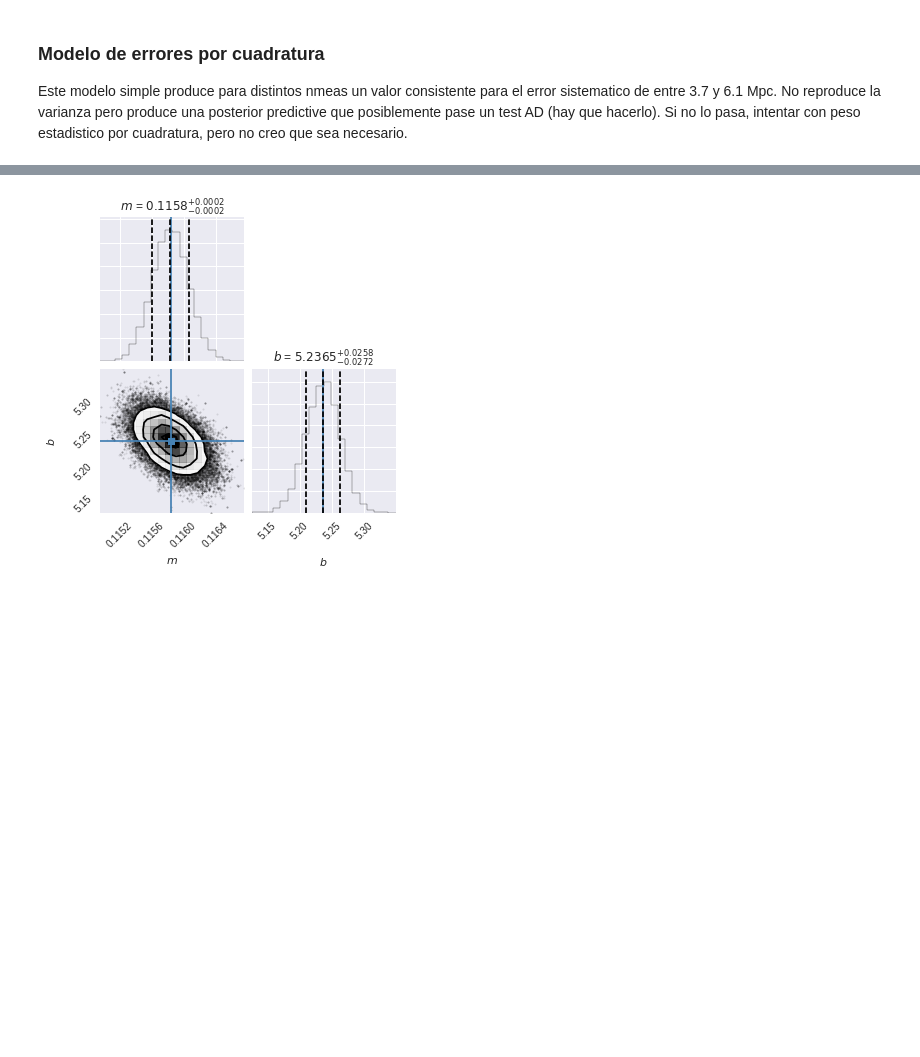
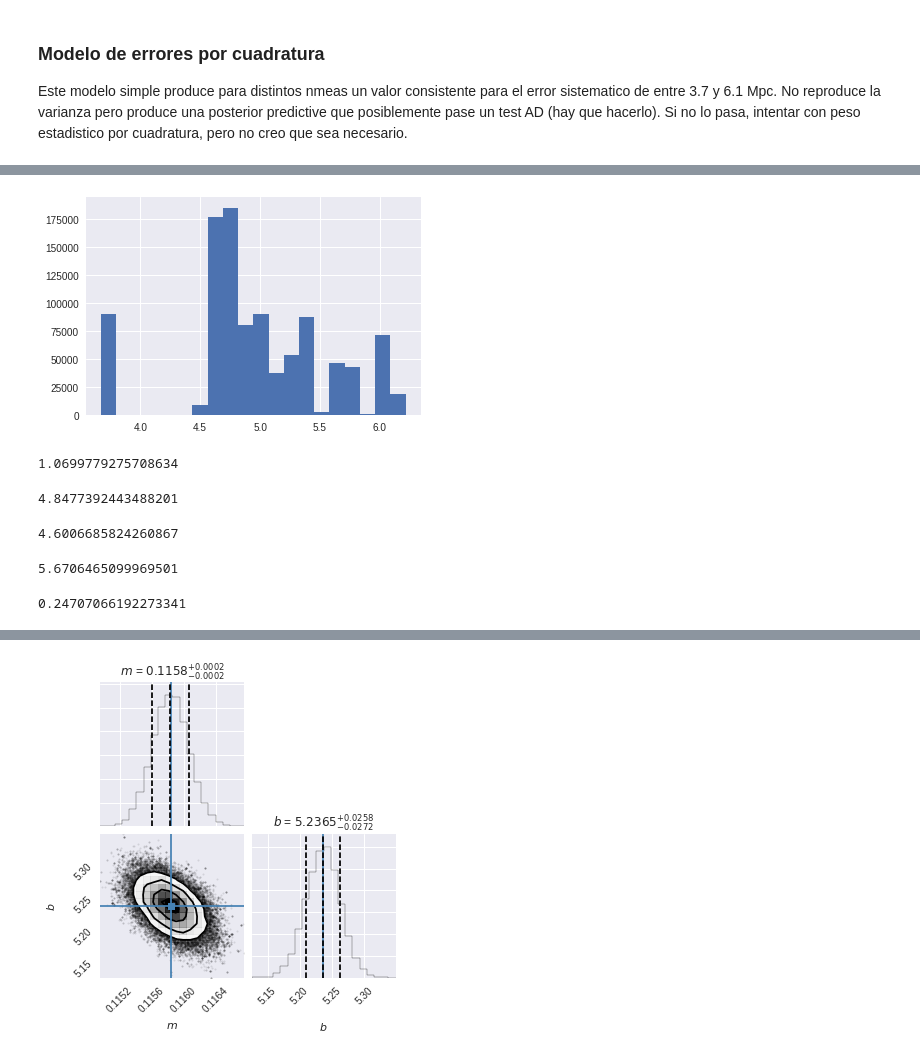
Before and after one commit to saint-germain/anisotropias, a Jupyter notebook: bootstrap predictive test.ipynb, the cells around one changed output, grey strips where cells are left out. Cells and saved outputs as stored; diff of their text form; code cells hidden in the pictures; blank space fills up the shorter version.

Commit message:
got the syst. error

```diff
--- a/bootstrap predictive test.ipynb
+++ b/bootstrap predictive test.ipynb
@@ -453,3 +454,32 @@ def lnproblin(theta, x, y,yerr):
     if not np.isfinite(lp):
         return -np.inf
     return lp + lnlikelin(theta, x, y,yerr)
+# %%
+# en este punto no es necesario graficar los resultados del mcmc, pero valdría la pena dejarlo correr mas?
+# tambien se podrian pesar cada samples, pero no pienso que sea correcto
+bdist=np.array([])
+mdist=np.array([])
+for i in range(5,19): # sin el yerr al cuadrado da buenos resultados para el errsist, hay que comparar los y_sim
+    filt=np.array(em)>i
+    filt.sum()
+    x=np.array(dboot)[filt]
+    y=np.array(bootp50)[filt]
+    #yerr=np.array(wstd)[filt] # wstd
+    yerr=np.array(bootsig)[filt]
+    y=y**2
+    #yerr=yerr**2
+    nll = lambda *args: -lnlikelin(*args)
+    result = op.minimize(nll, [1.]*2, args=(x, y,yerr))
+    m_ml, b_ml = result["x"]
+    if b_ml > 0:
+        print(i,result["x"])
+        ndim, nwalkers = len(result["x"]), 100
+        pos = [result["x"] + 1e-4*np.random.randn(ndim) for i in range(nwalkers)]
+        sampler = emcee.EnsembleSampler(nwalkers, ndim, lnproblin, args=(x, y,yerr))
+        # 2. Let the walkers walk 1000 steps (10000 will do the trick as well)
+        sampler.run_mcmc(pos, 1000);
+        # Here we remove the burn-in steps, which we estimate to be around 100.
+        # This can be estimated by calculating the autocorrelation time (see below)
+        samples = sampler.chain[:, 100:, :].reshape((-1, ndim))
+        bdist=np.hstack((bdist,samples[:,1]))
+        mdist=np.hstack((mdist,samples[:,0]))
@@ -455,0 +498,24 @@ def lnproblin(theta, x, y,yerr):
+# %%
+a=plt.hist(bdist,bins=20)
+# %% [output]
+[figure, added]
+# %%
+np.percentile(bdist, 84)-np.percentile(bdist, 16) # incertidumbre en el error sistematico
+# %% [output]
+1.0699779275708634
+# %%
+np.percentile(bdist, 50) # error sistematico
+# %% [output]
+4.8477392443488201
+# %%
+np.percentile(bdist, 16) #minimo
+# %% [output]
+4.6006685824260867
+# %%
+np.percentile(bdist, 84) #maximo
+# %% [output]
+5.6706465099969501
+# %%
+np.percentile(bdist, 50)-np.percentile(bdist, 16)
+# %% [output]
+0.24707066192273341
```
Also changed, not shown: parts of 20 cells of this notebook.
